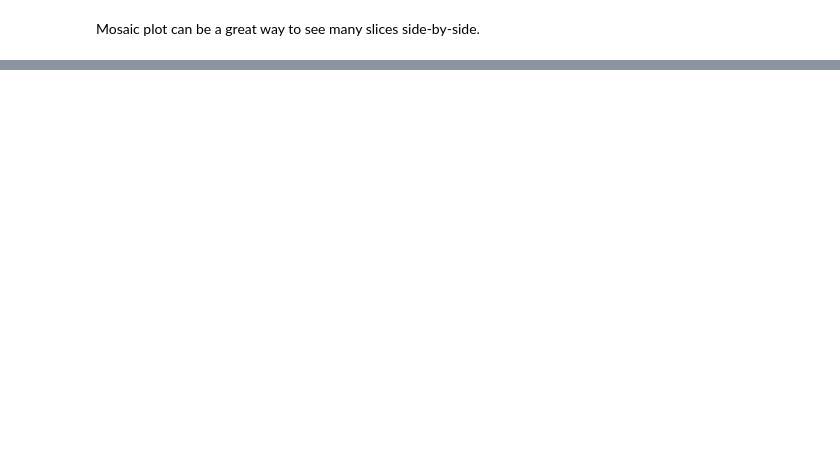
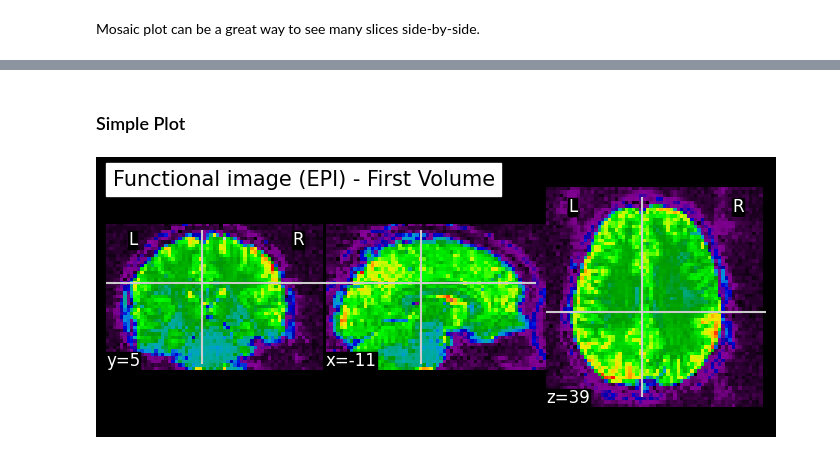
Before and after one commit to kadirberatyildirim/Neuroscience-Projects, a Jupyter notebook: visualization_of_MRI_datasets.ipynb, the cells around one changed output, grey strips where cells are left out. Saved outputs shown, nothing was run; the diff lists cells and outputs as text; code cells hidden in the pictures; blank space fills up the shorter version.

```diff
--- a/visualization_of_MRI_datasets.ipynb
+++ b/visualization_of_MRI_datasets.ipynb
@@ -56,0 +73,17 @@ plotting.show()
+# %%
+# Importing image index utilities from Nilearn
+from nilearn.image import index_img
+
+# Dataset
+func_img = 'example_data/func.nii.gz'
+# %% [markdown]
+### Simple Plot
+# %%
+# Selecting a single volume from the 4D file
+volume = index_img(func_img, 0)
+
+# Plotting the first volume of the functional image
+plotting.plot_epi(volume, title='Functional image (EPI) - First Volume')
+plotting.show()
+# %% [output]
+[figure, added]
```
Also changed, not shown: parts of 30 cells of this notebook, 7 other files.
